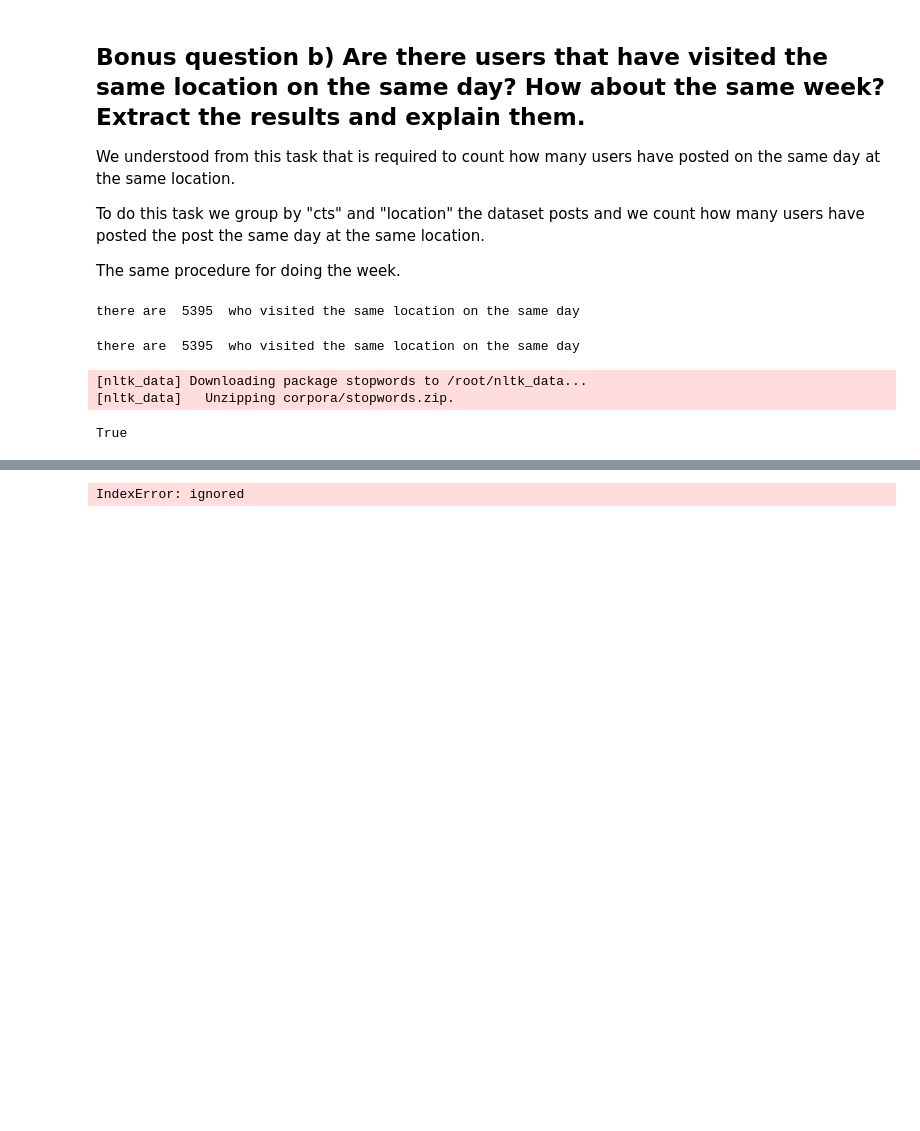
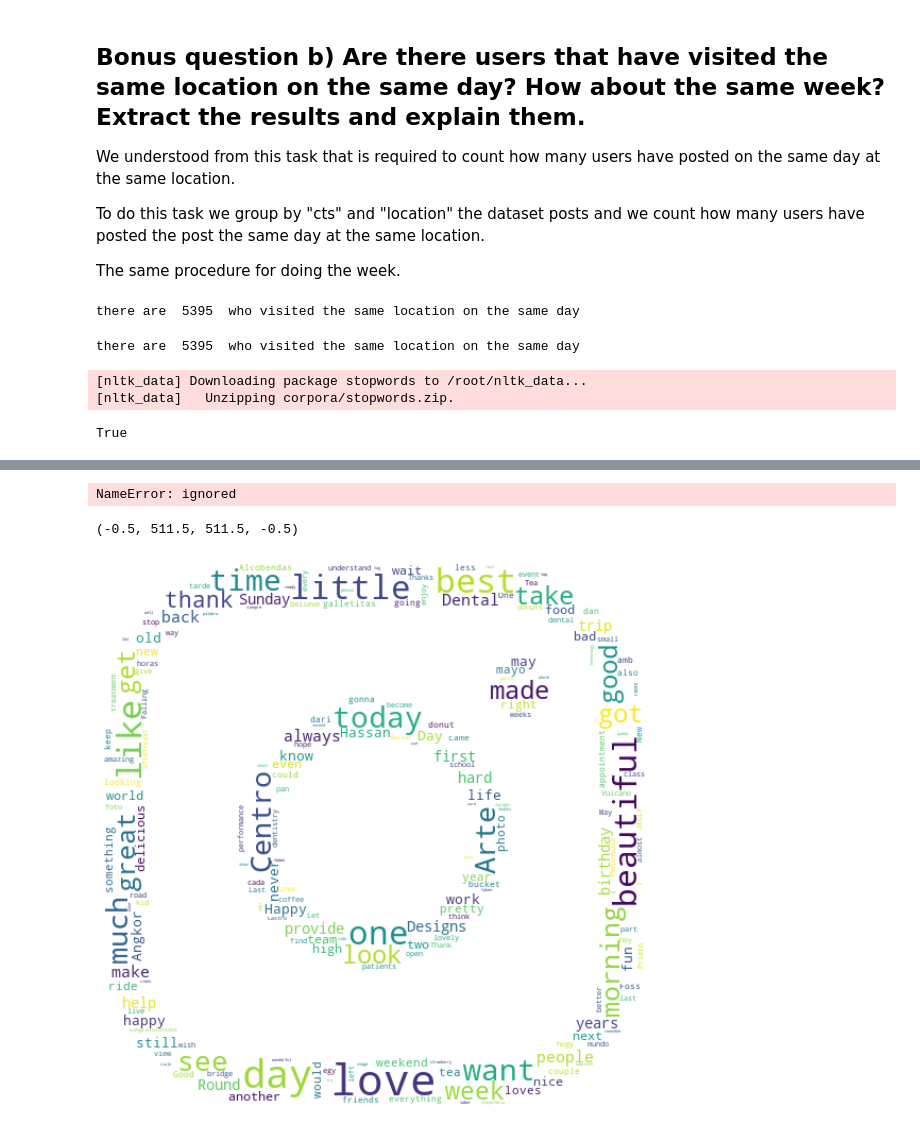
Before and after one commit to PaoloBarba/ADM_HW2, a Jupyter notebook: main.ipynb, the cells around one changed output, grey strips where cells are left out. Cells and saved outputs as stored; diff of their text form; code cells hidden in the pictures; blank space fills up the shorter version.

```diff
--- a/main.ipynb
+++ b/main.ipynb
@@ -969,15 +967,22 @@ NameError: ignored
+# %%
+l=read_file("https://drive.google.com/file/d/1xnO_ilm4vT5musAfSEfnNucFY4fwxlp6/view?usp=sharing")
+# %% [output]
+NameError: ignored
+# %%
+img = cv2.imread("/content/Instagram_mask.png")
 # %%
 wc = WordCloud(width=800, height=400, max_words=200).generate_from_frequencies(data)
 
 
-wc = WordCloud(background_color='white', width=800, height=400, max_words=200, mask=wine_mask).generate_from_frequencies(data_nyt)
+wc = WordCloud(background_color='white', width=800, height=400, max_words=200, mask=img).generate_from_frequencies(data)
 
 plt.figure(figsize=(10, 10))
 plt.imshow(wc, interpolation='bilinear')
 plt.axis("off")
-plt.figure()
-plt.imshow(wine_mask, cmap=plt.cm.gray, interpolation='bilinear')
-plt.axis("off")
-plt.show()
+#plt.figure()
+#plt.imshow(img, cmap=plt.cm.gray, interpolation='bilinear')
+#plt.axis("off")
+#plt.show()
 # %% [output]
-IndexError: ignored
+(-0.5, 511.5, 511.5, -0.5)
+[figure, added]
```
Also changed, not shown: parts of 2 cells of this notebook.
